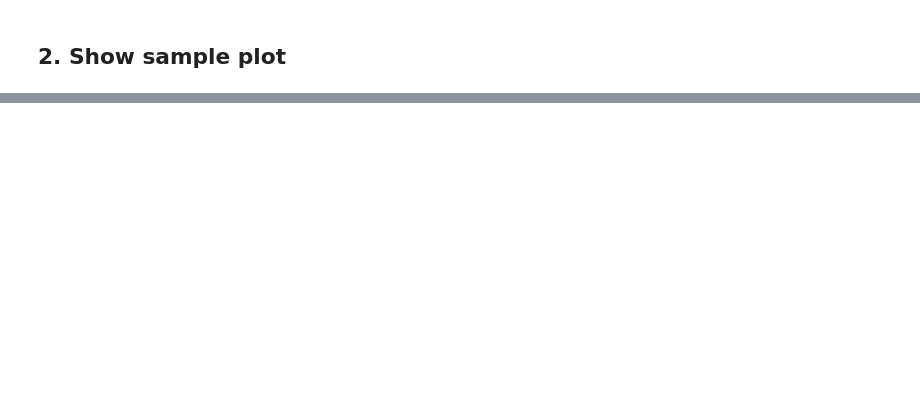
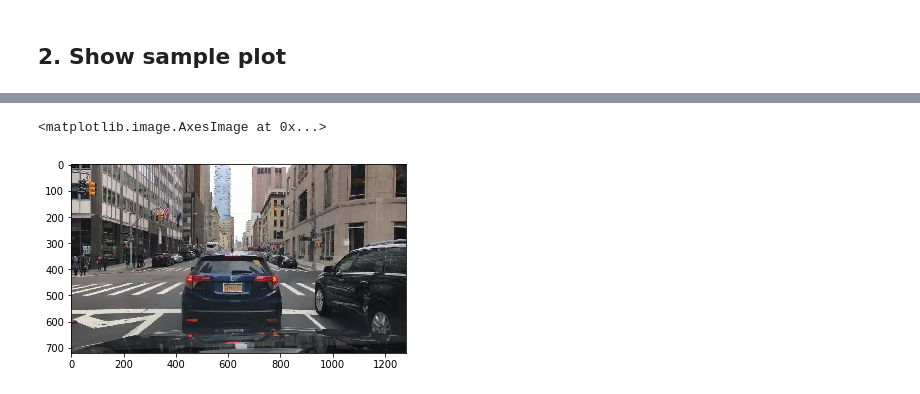
Before and after one commit to JiqianDong/BDD-100-CV, a Jupyter notebook: inference_fastercnn.ipynb, the cells around one changed output, grey strips where cells are left out. Saved outputs shown, nothing was run; the diff lists cells and outputs as text; code cells hidden in the pictures; blank space fills up the shorter version.

```diff
--- a/inference_fastercnn.ipynb
+++ b/inference_fastercnn.ipynb
@@ -3,7 +3,7 @@ from imports import *
 import pickle
 
 # device = torch.device('cuda') if torch.cuda.is_available() else torch.device('cpu')
-device = torch.device("cuda:0")
+device = torch.device("cuda:1")
 # %%
 classes = {
     "bus": 0,
@@ -76,0 +126,5 @@ plot_from_image_preds(im,total_preds)
+# %%
+plt.imshow(ims[2])
+# %% [output]
+<matplotlib.image.AxesImage at 0x...>
+[figure, added]
```
Also changed, not shown: parts of 9 cells of this notebook, 40 other files.
